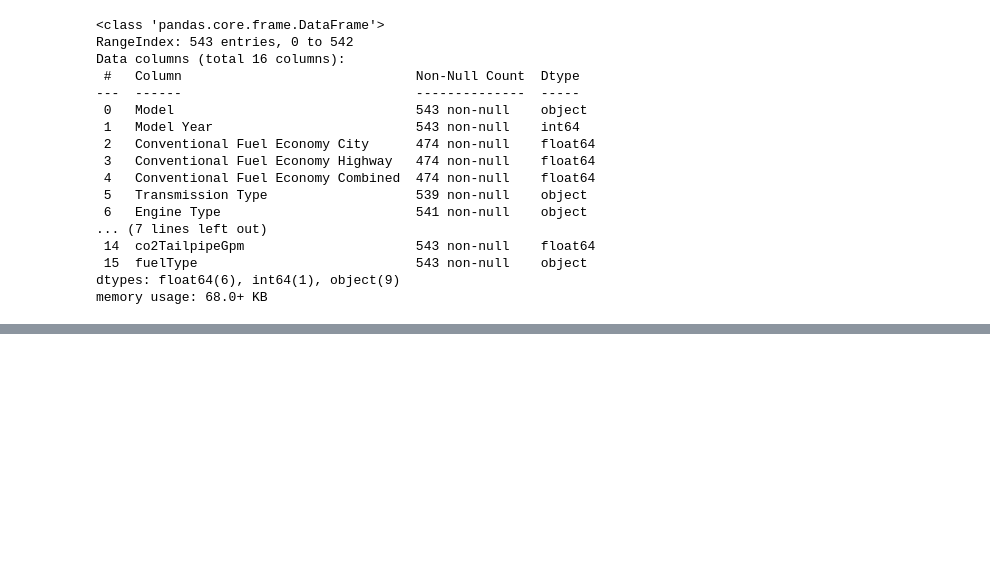
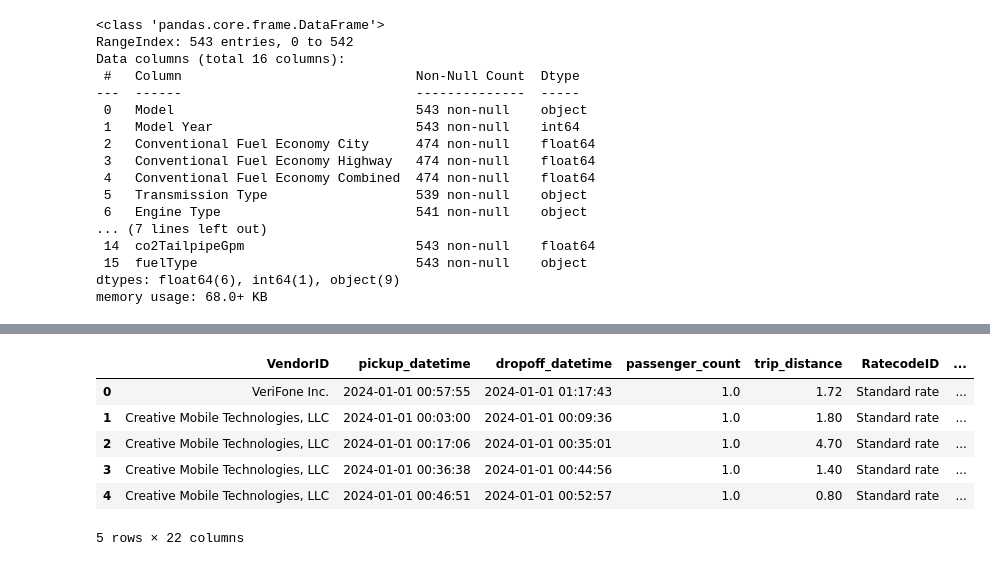
Before and after one commit to hansonvel96/PF_GROUP_03_NYC_TAXIS, a Jupyter notebook: ETL.ipynb, the cells around one changed output, grey strips where cells are left out. Saved outputs shown, nothing was run; the diff lists cells and outputs as text; code cells hidden in the pictures; blank space fills up the shorter version.

```diff
--- a/ETL.ipynb
+++ b/ETL.ipynb
@@ -423,0 +564,45 @@ df_combined_3_4.to_parquet(r'Datasets/limpios/localizacion.parquet', index='Fals
+# %%
+# Definir los diccionarios de mapeo
+vendor_id_map = {
+    1: 'Creative Mobile Technologies, LLC',
+    2: 'VeriFone Inc.'
+}
+
+rate_code_id_map = {
+    1: 'Standard rate',
+    2: 'JFK',
+    3: 'Newark',
+    4: 'Nassau or Westchester',
+    5: 'Negotiated fare',
+    6: 'Group ride'
+}
+
+store_and_fwd_flag_map = {
+    'Y': 'store and forward trip',
+    'N': 'not a store and forward trip'
+}
+
+payment_type_map = {
+    1: 'Credit card',
+    2: 'Cash',
+    3: 'No charge',
+    4: 'Dispute',
+    5: 'Unknown',
+    6: 'Voided trip'
+}
+# %%
+# Aplicar los mapeos a las columnas correspondientes
+combined_taxis['VendorID'] = combined_taxis['VendorID'].map(vendor_id_map)
+combined_taxis['RatecodeID'] = combined_taxis['RatecodeID'].map(rate_code_id_map)
+combined_taxis['store_and_fwd_flag'] = combined_taxis['store_and_fwd_flag'].map(store_and_fwd_flag_map)
+combined_taxis['payment_type'] = combined_taxis['payment_type'].map(payment_type_map)
+# %%
+combined_taxis.head()
+# %% [output]
+|  | VendorID | pickup_datetime | dropoff_datetime | passenger_count | trip_distance | RatecodeID | ... |
+| 0 | VeriFone Inc. | 2024-01-01 00:57:55 | 2024-01-01 01:17:43 | 1.0 | 1.72 | Standard rate | ... |
+| 1 | Creative Mobile Technologies, LLC | 2024-01-01 00:03:00 | 2024-01-01 00:09:36 | 1.0 | 1.80 | Standard rate | ... |
+| 2 | Creative Mobile Technologies, LLC | 2024-01-01 00:17:06 | 2024-01-01 00:35:01 | 1.0 | 4.70 | Standard rate | ... |
+| 3 | Creative Mobile Technologies, LLC | 2024-01-01 00:36:38 | 2024-01-01 00:44:56 | 1.0 | 1.40 | Standard rate | ... |
+| 4 | Creative Mobile Technologies, LLC | 2024-01-01 00:46:51 | 2024-01-01 00:52:57 | 1.0 | 0.80 | Standard rate | ... |
+5 rows × 22 columns
```
Also changed, not shown: parts of 17 cells of this notebook, 6 other files.
